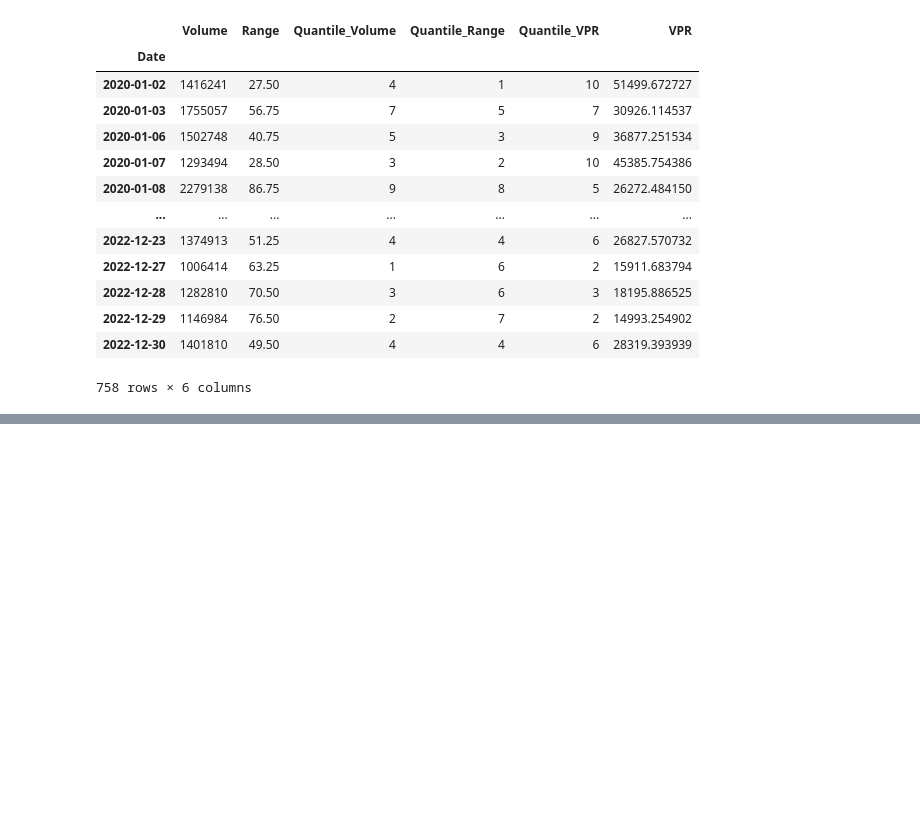
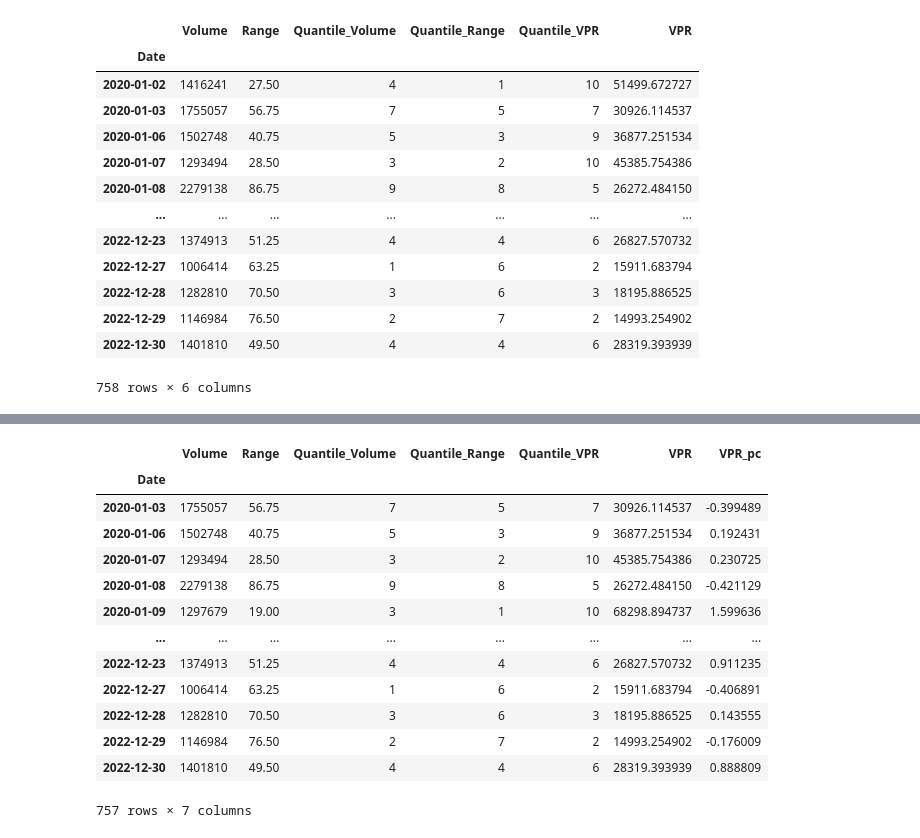
Before and after one commit to Readerlution/Finance, a Jupyter notebook: PVT/SP500F.ipynb, the cells around one changed output, grey strips where cells are left out. Drawn from its saved outputs; the diff is of its cells as text; code cells hidden in the pictures; blank space fills up the shorter version.

```diff
--- a/PVT/SP500F.ipynb
+++ b/PVT/SP500F.ipynb
@@ -222,5 +219,2 @@ model = model.fit()
-# %%
-qt_df['VPR_GARCH'] = model.conditional_volatility
-# %%
-qt_df['UP'] = (qt_df['VPR'] + qt_df['VPR_GARCH']).shift()
-qt_df['DN'] = (qt_df['VPR'] - qt_df['VPR_GARCH']).shift()
+# %%
+qt_df['VPR_pc'] = qt_df['VPR'].pct_change()
@@ -227,2 +227,2 @@ qt_df['DN'] = (qt_df['VPR'] - qt_df['VPR_GARCH']).shift()
 # %%
-qt_df.dropna()
+qt_df = qt_df.dropna()
@@ -243,0 +229,17 @@ qt_df.dropna()
+# %%
+qt_df
+# %% [output]
+|  | Volume | Range | Quantile_Volume | Quantile_Range | Quantile_VPR | VPR | VPR_pc |
+| Date |  |  |  |  |  |  |  |
+| 2020-01-03 | 1755057 | 56.75 | 7 | 5 | 7 | 30926.114537 | -0.399489 |
+| 2020-01-06 | 1502748 | 40.75 | 5 | 3 | 9 | 36877.251534 | 0.192431 |
+| 2020-01-07 | 1293494 | 28.50 | 3 | 2 | 10 | 45385.754386 | 0.230725 |
+| 2020-01-08 | 2279138 | 86.75 | 9 | 8 | 5 | 26272.484150 | -0.421129 |
+| 2020-01-09 | 1297679 | 19.00 | 3 | 1 | 10 | 68298.894737 | 1.599636 |
+| ... | ... | ... | ... | ... | ... | ... | ... |
+| 2022-12-23 | 1374913 | 51.25 | 4 | 4 | 6 | 26827.570732 | 0.911235 |
+| 2022-12-27 | 1006414 | 63.25 | 1 | 6 | 2 | 15911.683794 | -0.406891 |
+| 2022-12-28 | 1282810 | 70.50 | 3 | 6 | 3 | 18195.886525 | 0.143555 |
+| 2022-12-29 | 1146984 | 76.50 | 2 | 7 | 2 | 14993.254902 | -0.176009 |
+| 2022-12-30 | 1401810 | 49.50 | 4 | 4 | 6 | 28319.393939 | 0.888809 |
+757 rows × 7 columns
```
Also changed, not shown: parts of 3 cells of this notebook.
